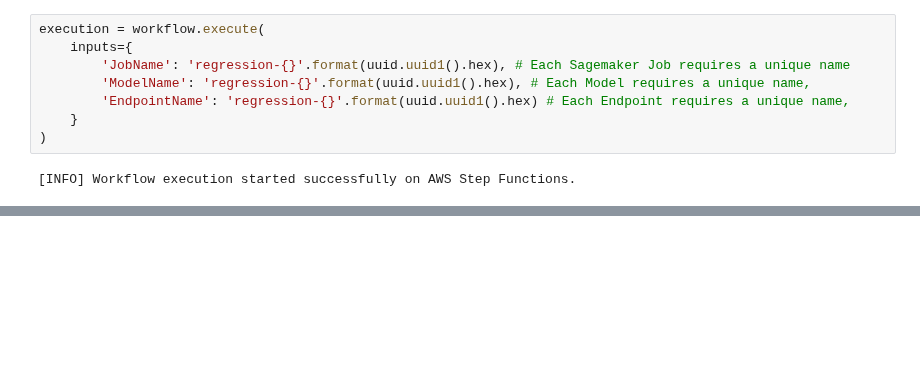
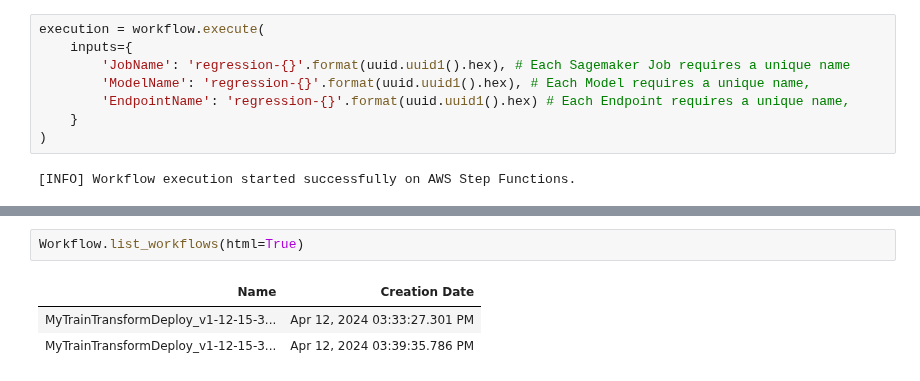
Before and after one commit to crederauk/terraform-aws-mlops-module, a Jupyter notebook: mlops_ml_models/model_retraining.ipynb, the cells around one changed output, grey strips where cells are left out. Drawn from its saved outputs; the diff is of its cells as text; blank space fills up the shorter version.

```diff
--- a/mlops_ml_models/model_retraining.ipynb
+++ b/mlops_ml_models/model_retraining.ipynb
@@ -308,0 +449,6 @@ Workflow.list_workflows(html=True)
+# %%
+Workflow.list_workflows(html=True)
+# %% [output]
+| Name | Creation Date |
+| MyTrainTransformDeploy_v1-12-15-3... | Apr 12, 2024 03:33:27.301 PM |
+| MyTrainTransformDeploy_v1-12-15-3... | Apr 12, 2024 03:39:35.786 PM |
```
Also changed, not shown: parts of 21 cells of this notebook, 1 other file.
